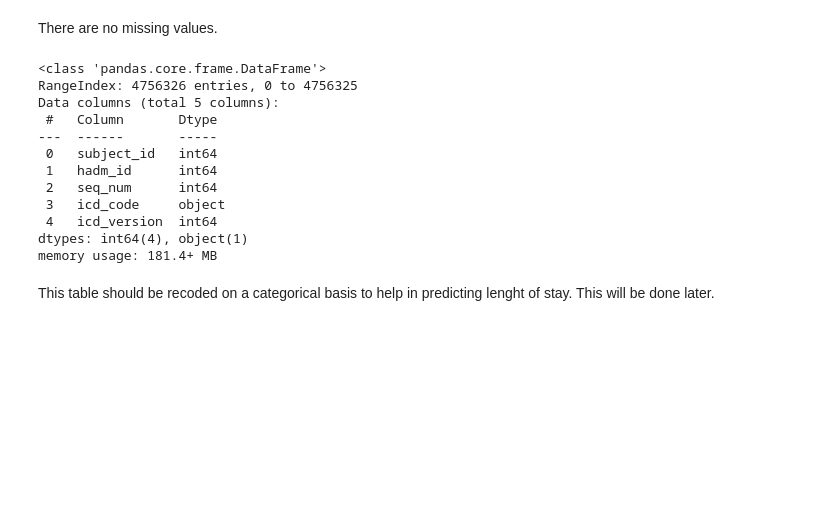
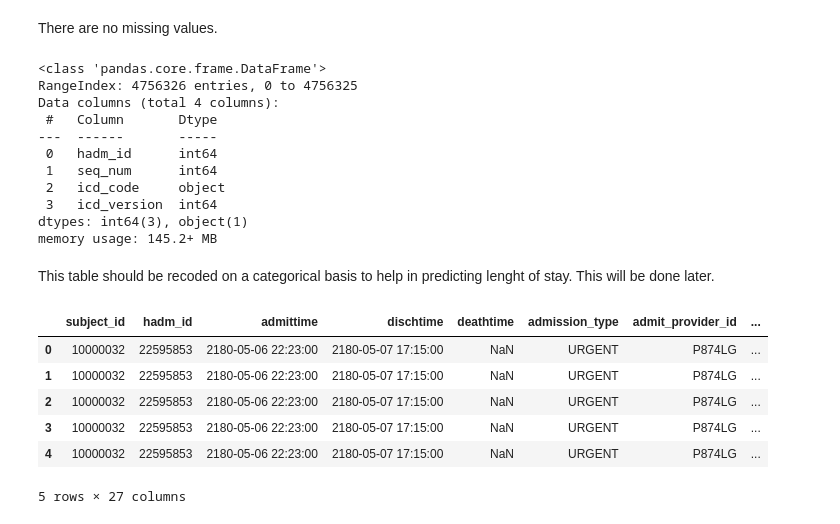
Before and after one commit to alissazolt/Predicting-LOS, a Jupyter notebook: Data Wrangling - Predicting LOS.ipynb, the cells around one changed output. Cells and saved outputs as stored; diff of their text form; code cells hidden in the pictures; blank space fills up the shorter version.

Commit message:
merged dataframes

```diff
--- a/Data Wrangling - Predicting LOS.ipynb
+++ b/Data Wrangling - Predicting LOS.ipynb
@@ -427,20 +429,35 @@ missing.sort_values(by='count', ascending=False)
 | icd_version | 0 | 0.0 |
 # %% [markdown]
 There are no missing values.
+# %%
+diagnoses_icd.drop(['subject_id'], axis=1, inplace=True)
 # %%
 diagnoses_icd.info()
 # %% [output]
 <class 'pandas.core.frame.DataFrame'>
 RangeIndex: 4756326 entries, 0 to 4756325
-Data columns (total 5 columns):
+Data columns (total 4 columns):
  #   Column       Dtype
 ---  ------       -----
- 0   subject_id   int64
- 1   hadm_id      int64
- 2   seq_num      int64
- 3   icd_code     object
- 4   icd_version  int64
-dtypes: int64(4), object(1)
-memory usage: 181.4+ MB
+ 0   hadm_id      int64
+ 1   seq_num      int64
+ 2   icd_code     object
+ 3   icd_version  int64
+dtypes: int64(3), object(1)
+memory usage: 145.2+ MB
 # %% [markdown]
 This table should be recoded on a categorical basis to help in predicting lenght of stay. This will be done later.
+# %%
+df1 = admissions.merge(diagnoses_icd, on='hadm_id')
+# %%
+df = df1.merge(patients, on='subject_id')
+# %%
+df.head()
+# %% [output]
+|  | subject_id | hadm_id | admittime | dischtime | deathtime | admission_type | admit_provider_id | ... |
+| 0 | 10000032 | 22595853 | 2180-05-06 22:23:00 | 2180-05-07 17:15:00 | NaN | URGENT | P874LG | ... |
+| 1 | 10000032 | 22595853 | 2180-05-06 22:23:00 | 2180-05-07 17:15:00 | NaN | URGENT | P874LG | ... |
+| 2 | 10000032 | 22595853 | 2180-05-06 22:23:00 | 2180-05-07 17:15:00 | NaN | URGENT | P874LG | ... |
+| 3 | 10000032 | 22595853 | 2180-05-06 22:23:00 | 2180-05-07 17:15:00 | NaN | URGENT | P874LG | ... |
+| 4 | 10000032 | 22595853 | 2180-05-06 22:23:00 | 2180-05-07 17:15:00 | NaN | URGENT | P874LG | ... |
+5 rows × 27 columns
```
Also changed, not shown: parts of 5 cells of this notebook.
